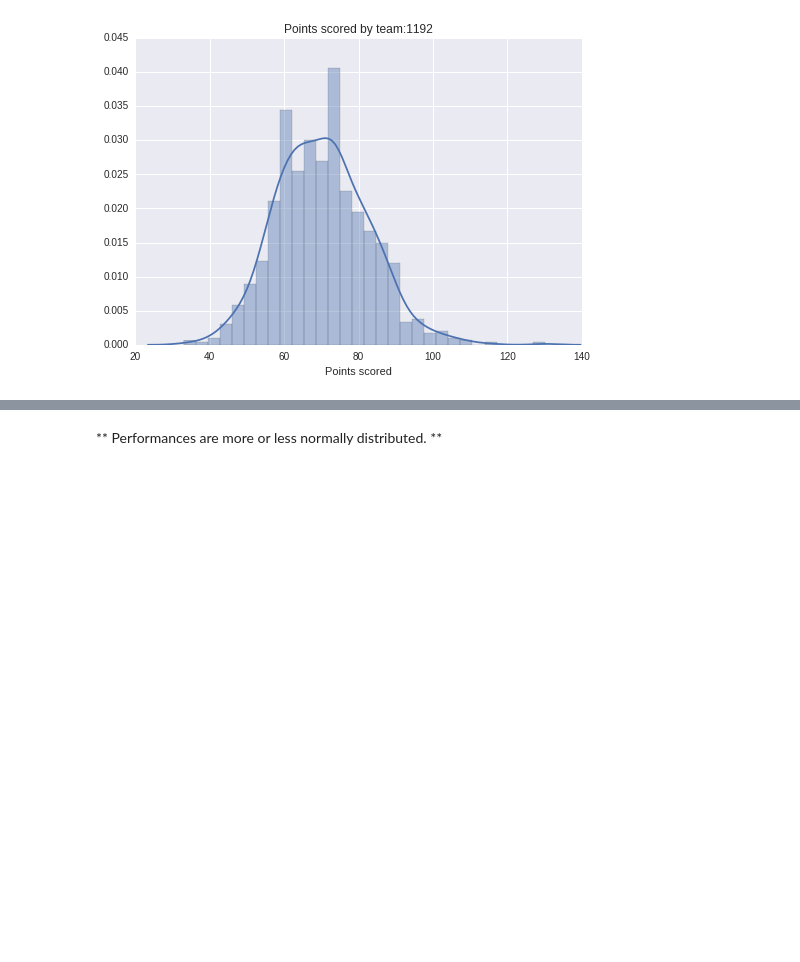
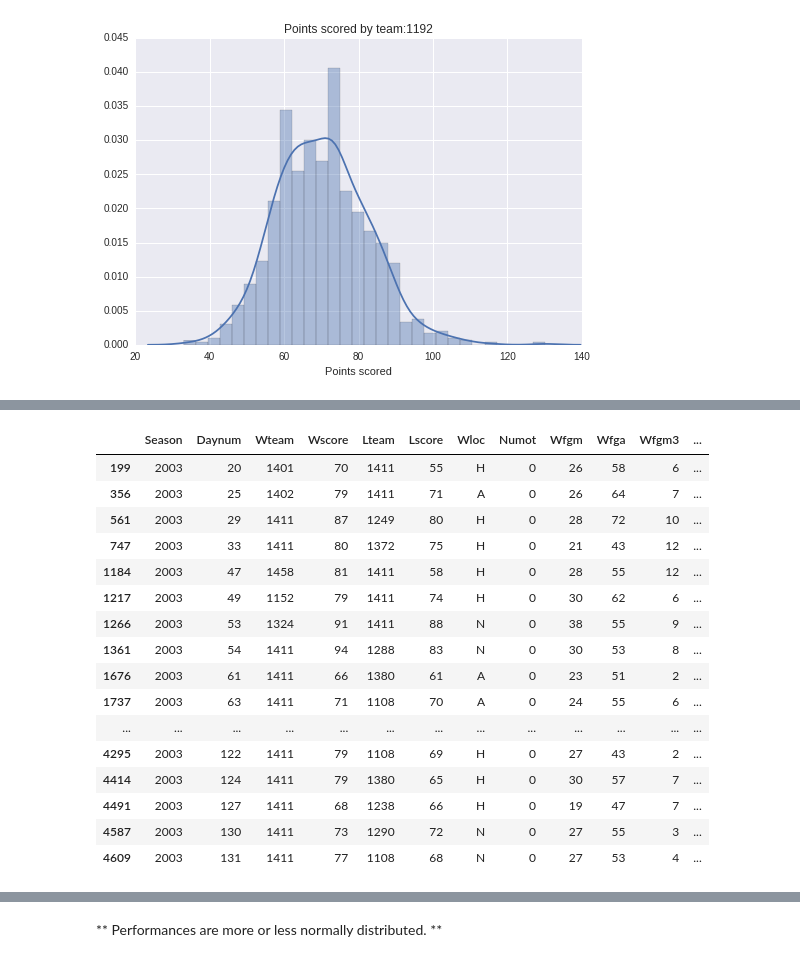
Before and after one commit to numb3r33/March-Madness, a Jupyter notebook: notebooks/PolyaMethod.ipynb, the cells around one changed output, grey strips where cells are left out. Cells and saved outputs as stored; diff of their text form; code cells hidden in the pictures; blank space fills up the shorter version.

```diff
--- a/notebooks/PolyaMethod.ipynb
+++ b/notebooks/PolyaMethod.ipynb
@@ -186,0 +213,21 @@ plot_point_distribution(team_perf, 1192)
+# %%
+mask = (season_2003.Wteam == 1411) | (season_2003.Lteam == 1411)
+season_2003.loc[mask, :].sort_values(by='Daynum')
+# %% [output]
+|  | Season | Daynum | Wteam | Wscore | Lteam | Lscore | Wloc | Numot | Wfgm | Wfga | Wfgm3 | ... |
+| 199 | 2003 | 20 | 1401 | 70 | 1411 | 55 | H | 0 | 26 | 58 | 6 | ... |
+| 356 | 2003 | 25 | 1402 | 79 | 1411 | 71 | A | 0 | 26 | 64 | 7 | ... |
+| 561 | 2003 | 29 | 1411 | 87 | 1249 | 80 | H | 0 | 28 | 72 | 10 | ... |
+| 747 | 2003 | 33 | 1411 | 80 | 1372 | 75 | H | 0 | 21 | 43 | 12 | ... |
+| 1184 | 2003 | 47 | 1458 | 81 | 1411 | 58 | H | 0 | 28 | 55 | 12 | ... |
+| 1217 | 2003 | 49 | 1152 | 79 | 1411 | 74 | H | 0 | 30 | 62 | 6 | ... |
+| 1266 | 2003 | 53 | 1324 | 91 | 1411 | 88 | N | 0 | 38 | 55 | 9 | ... |
+| 1361 | 2003 | 54 | 1411 | 94 | 1288 | 83 | N | 0 | 30 | 53 | 8 | ... |
+| 1676 | 2003 | 61 | 1411 | 66 | 1380 | 61 | A | 0 | 23 | 51 | 2 | ... |
+| 1737 | 2003 | 63 | 1411 | 71 | 1108 | 70 | A | 0 | 24 | 55 | 6 | ... |
+| ... | ... | ... | ... | ... | ... | ... | ... | ... | ... | ... | ... | ... |
+| 4295 | 2003 | 122 | 1411 | 79 | 1108 | 69 | H | 0 | 27 | 43 | 2 | ... |
+| 4414 | 2003 | 124 | 1411 | 79 | 1380 | 65 | H | 0 | 30 | 57 | 7 | ... |
+| 4491 | 2003 | 127 | 1411 | 68 | 1238 | 66 | H | 0 | 19 | 47 | 7 | ... |
+| 4587 | 2003 | 130 | 1411 | 73 | 1290 | 72 | N | 0 | 27 | 55 | 3 | ... |
+| 4609 | 2003 | 131 | 1411 | 77 | 1108 | 68 | N | 0 | 27 | 53 | 4 | ... |
```
Also changed, not shown: parts of 7 cells of this notebook, 9 other files.
